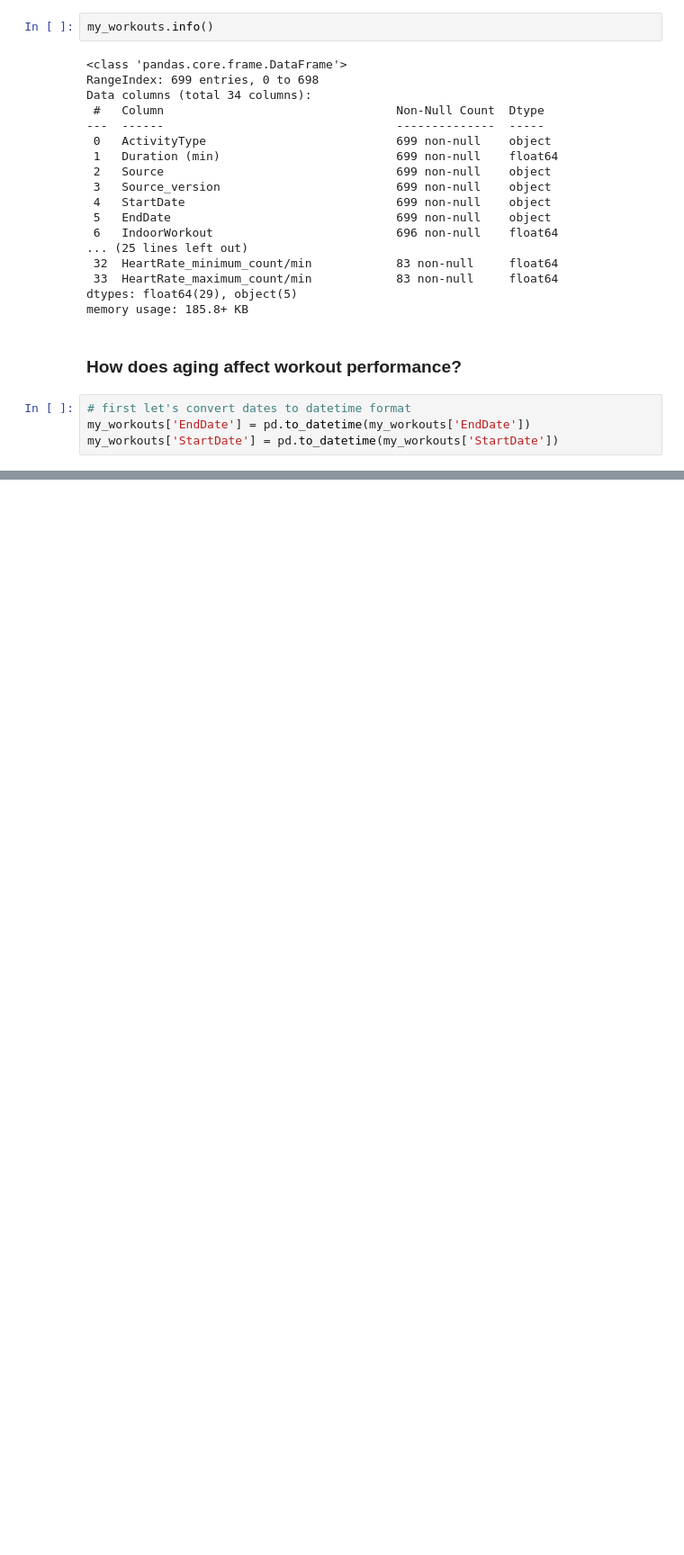
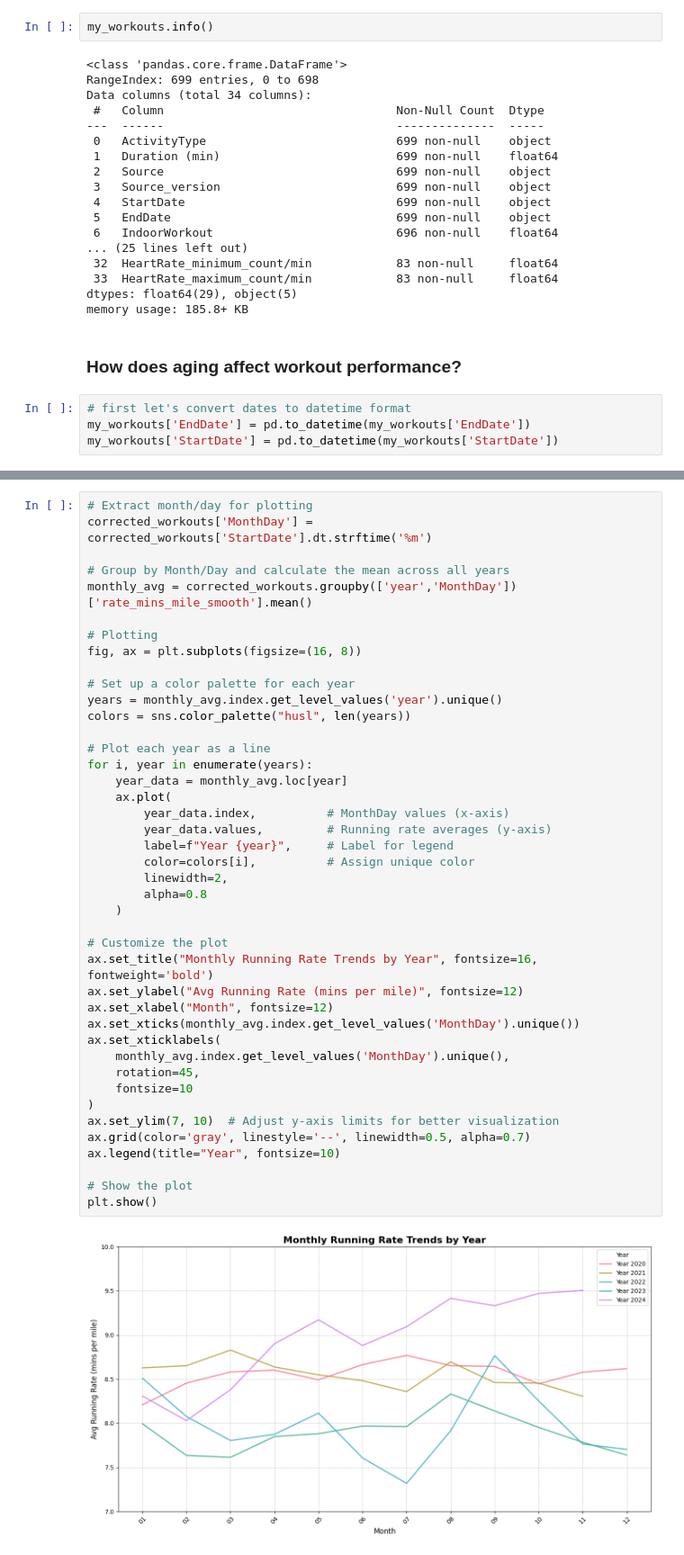
Before and after one commit to Jalley22/apple-health-run-analysis, a Jupyter notebook: 2_eda_workout_trends.ipynb, the cells around one changed output, grey strips where cells are left out. Shown: that part at 90% size. Cells and saved outputs as stored; diff of their text form; blank space fills up the shorter version.

```diff
--- a/2_eda_workout_trends.ipynb
+++ b/2_eda_workout_trends.ipynb
@@ -125,0 +348,44 @@ my_workouts['StartDate'] = pd.to_datetime(my_workouts['StartDate'])
+# %%
+# Extract month/day for plotting
+corrected_workouts['MonthDay'] = corrected_workouts['StartDate'].dt.strftime('%m')
+
+# Group by Month/Day and calculate the mean across all years
+monthly_avg = corrected_workouts.groupby(['year','MonthDay'])['rate_mins_mile_smooth'].mean()
+
+# Plotting
+fig, ax = plt.subplots(figsize=(16, 8))
+
+# Set up a color palette for each year
+years = monthly_avg.index.get_level_values('year').unique()
+colors = sns.color_palette("husl", len(years))
+
+# Plot each year as a line
+for i, year in enumerate(years):
+    year_data = monthly_avg.loc[year]
+    ax.plot(
+        year_data.index,          # MonthDay values (x-axis)
+        year_data.values,         # Running rate averages (y-axis)
+        label=f"Year {year}",     # Label for legend
+        color=colors[i],          # Assign unique color
+        linewidth=2,
+        alpha=0.8
+    )
+
+# Customize the plot
+ax.set_title("Monthly Running Rate Trends by Year", fontsize=16, fontweight='bold')
+ax.set_ylabel("Avg Running Rate (mins per mile)", fontsize=12)
+ax.set_xlabel("Month", fontsize=12)
+ax.set_xticks(monthly_avg.index.get_level_values('MonthDay').unique())
+ax.set_xticklabels(
+    monthly_avg.index.get_level_values('MonthDay').unique(),
+    rotation=45,
+    fontsize=10
+)
+ax.set_ylim(7, 10)  # Adjust y-axis limits for better visualization
+ax.grid(color='gray', linestyle='--', linewidth=0.5, alpha=0.7)
+ax.legend(title="Year", fontsize=10)
+
+# Show the plot
+plt.show()
+# %% [output]
+[figure, added]
```
Also changed, not shown: parts of 17 cells of this notebook.
